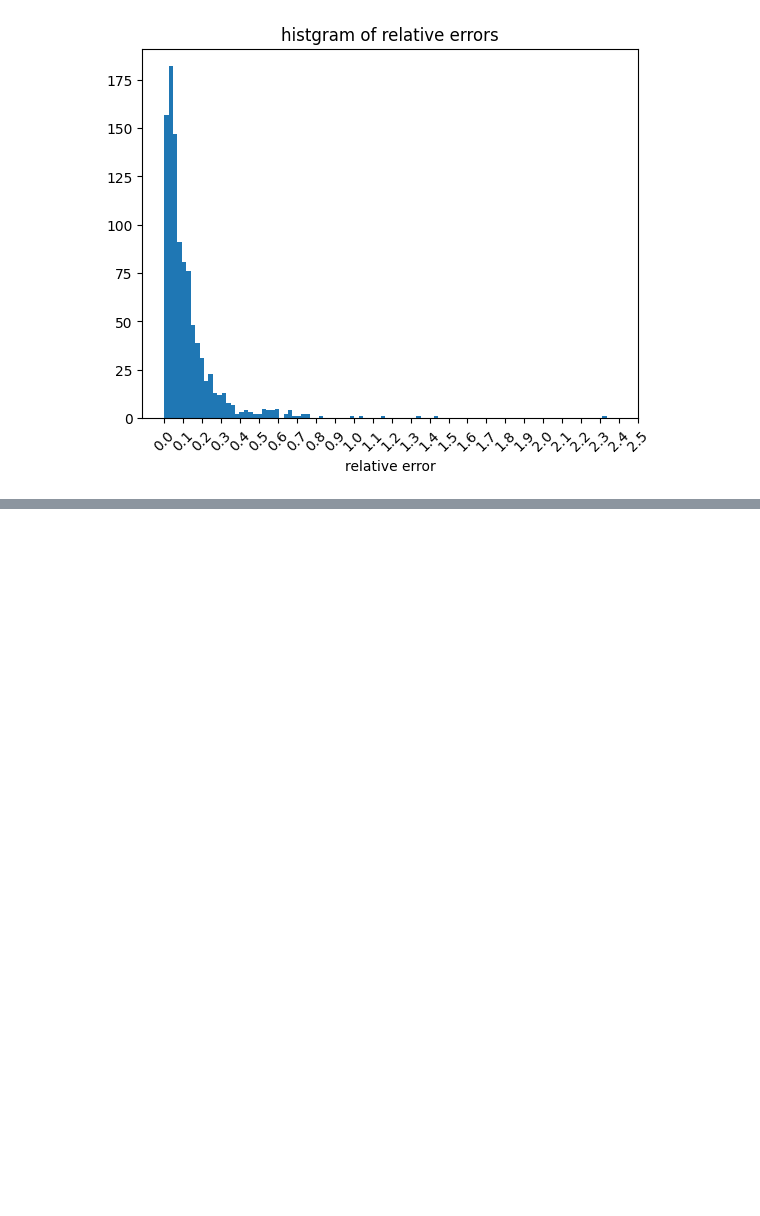
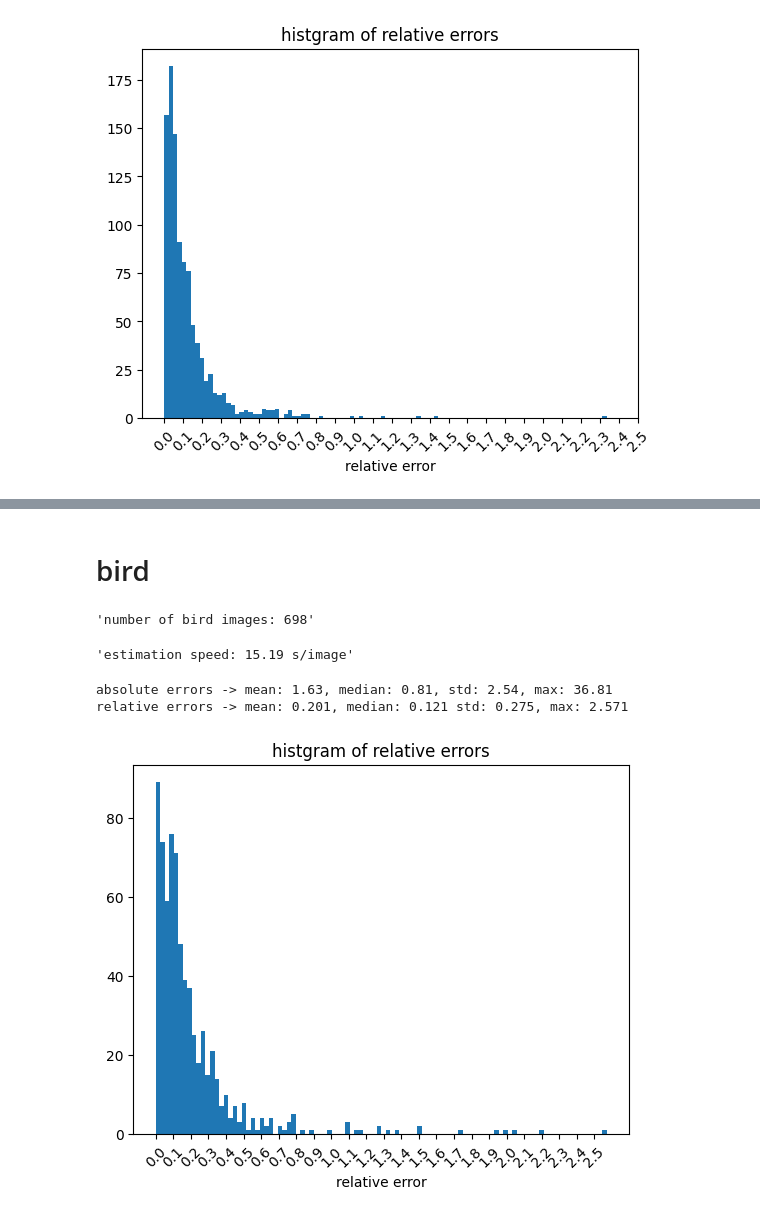
Before and after one commit to XFan2018/size-estimation-experiment, a Jupyter notebook: data_processing.ipynb, the cells around one changed output, grey strips where cells are left out. Drawn from its saved outputs; the diff is of its cells as text; code cells hidden in the pictures; blank space fills up the shorter version.

```diff
--- a/data_processing.ipynb
+++ b/data_processing.ipynb
@@ -49,0 +71,27 @@ plt.show()
+# %% [markdown]
+# bird
+# %%
+"number of bird images: {}".format(df_bird.shape[0])
+# %% [output]
+'number of bird images: 698'
+# %%
+"estimation speed: {} s/image".format(round(df_bird["Time"].sum() / df_bird.shape[0], 2))
+# %% [output]
+'estimation speed: 15.19 s/image'
+# %%
+absolute_errs = abs(df_bird["GT"] - df_bird["Response"])
+relative_errs_bird = absolute_errs / df_bird["GT"]
+# %%
+print("absolute errors -> mean: {:.2f}, median: {:.2f}, std: {:.2f}, max: {:.2f}".format(absolute_errs.mean(), absolute_errs.median(), absolute_errs.std(), absolute_errs.max()))
+print("relative errors -> mean: {:.3f}, median: {:.3f} std: {:.3f}, max: {:.3f}".format(relative_errs_bird.mean(), relative_errs_bird.median(), relative_errs_bird.std(), relative_errs_bird.max()))
+# %% [output]
+absolute errors -> mean: 1.63, median: 0.81, std: 2.54, max: 36.81
+relative errors -> mean: 0.201, median: 0.121 std: 0.275, max: 2.571
+# %%
+plt.hist(relative_errs_bird, 100)
+plt.xticks(np.arange(0, 2.6, step=0.1), rotation=45)
+plt.title("histgram of relative errors")
+plt.xlabel("relative error")
+plt.show()
+# %% [output]
+[figure, added]
```
Also changed, not shown: parts of 19 cells of this notebook, 10 other files.
